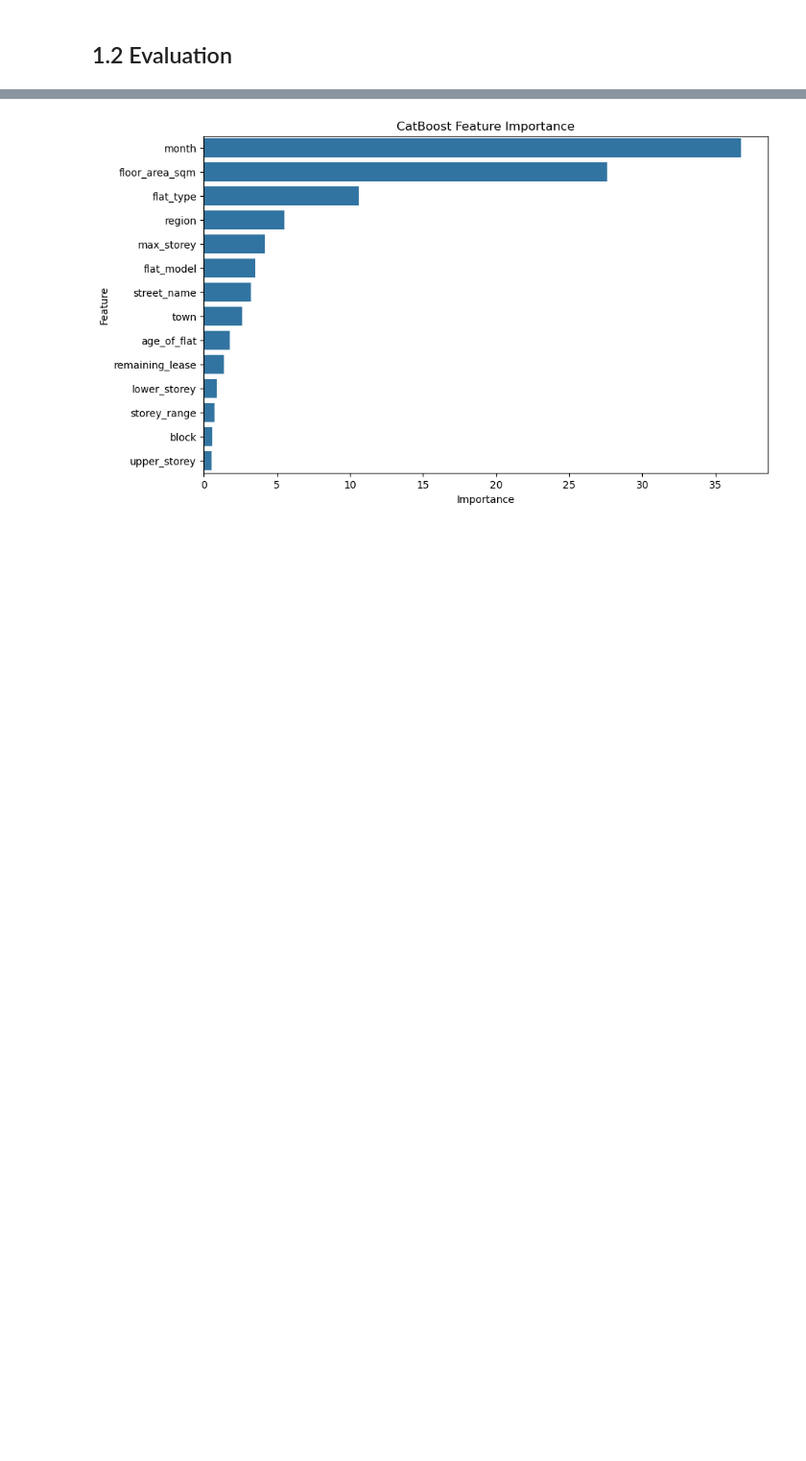
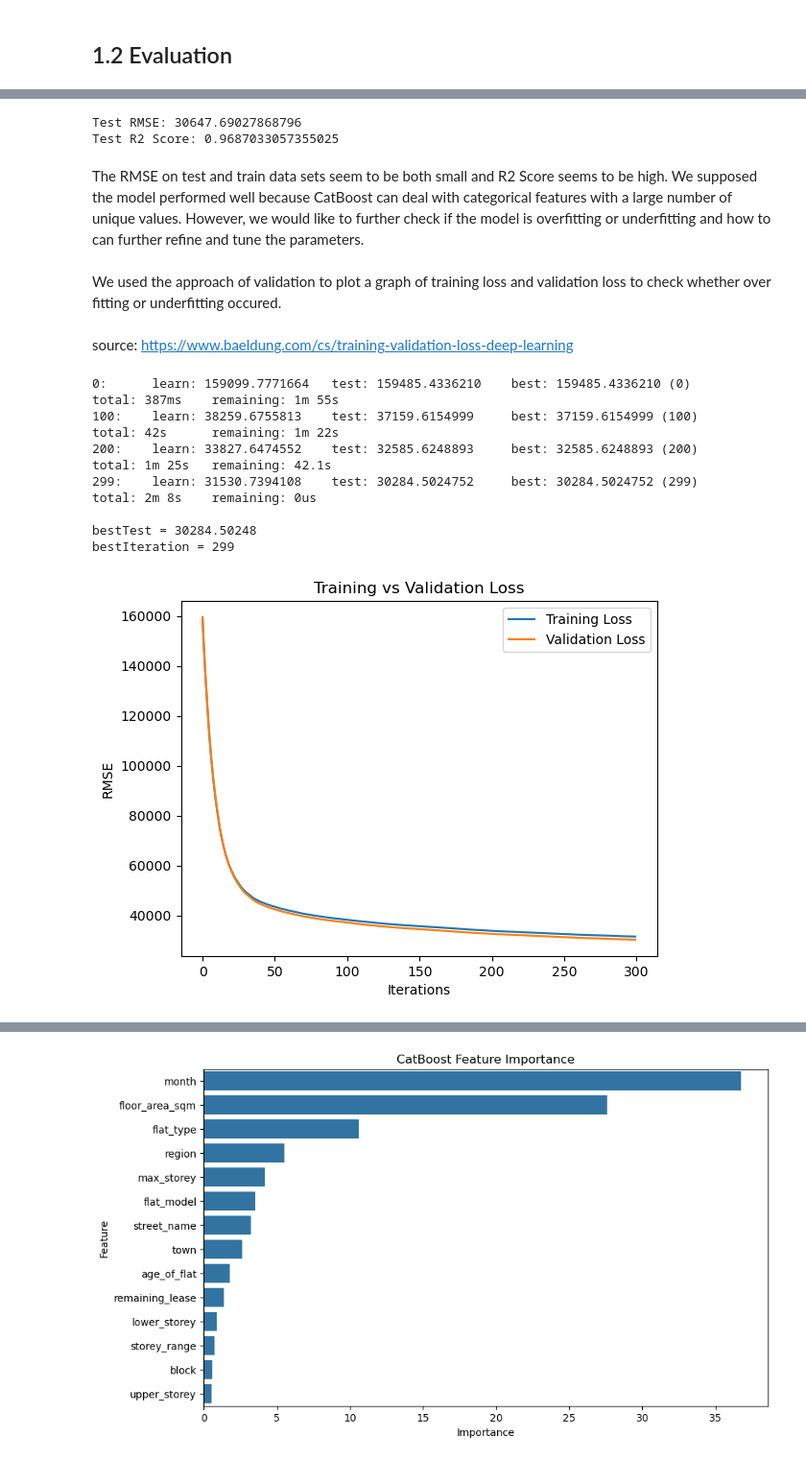
Before and after one commit to Zimmy313/HDB_HousingPrice_ML_Project, a Jupyter notebook: src/Boosting_model.ipynb, the cells around one changed output, grey strips where cells are left out. Shown at 96% size. Drawn from its saved outputs; the diff is of its cells as text; code cells hidden in the pictures; blank space fills up the shorter version.

Commit message:
Updated boosting

```diff
--- a/src/Boosting_model.ipynb
+++ b/src/Boosting_model.ipynb
@@ -69,0 +52,47 @@ Test R2 Score: 0.969504429945646
+# %%
+# Make predictions on the test set
+y_test_pred = model.predict(X_test)
+
+# Calculate test performance metrics
+test_rmse = root_mean_squared_error(y_test, y_test_pred)
+test_r2 = r2_score(y_test, y_test_pred)
+
+print(f"Test RMSE: {test_rmse}")
+print(f"Test R2 Score: {test_r2}")
+# %% [output]
+Test RMSE: 30647.69027868796
+Test R2 Score: 0.9687033057355025
+# %% [markdown]
+The RMSE on test and train data sets seem to be both small and R2 Score seems to be high.  We supposed the model performed well because CatBoost can deal with categorical features with a large number of unique values. However, we would like to further check if the model is overfitting or underfitting and how to can further refine and tune the parameters.
+# %% [markdown]
+We used the approach of validation to plot a graph of training loss and validation loss to check whether over fitting or underfitting occured.
+# %% [markdown]
+source: https://www.baeldung.com/cs/training-validation-loss-deep-learning
+# %%
+
+X_train_new, X_val, y_train_new, y_val = train_test_split(X_train, y_train, test_size=0.2, random_state=42)
+# %%
+model.fit(X_train, y_train, cat_features=categorical_feature_indices, eval_set=(X_val, y_val), verbose=100)
+
+# Extract metrics
+train_loss = model.get_evals_result()['learn']['RMSE']
+val_loss = model.get_evals_result()['validation']['RMSE']
+
+# Plot losses
+import matplotlib.pyplot as plt
+plt.plot(train_loss, label='Training Loss')
+plt.plot(val_loss, label='Validation Loss')
+plt.xlabel('Iterations')
+plt.ylabel('RMSE')
+plt.legend()
+plt.title('Training Loss and Validation Loss')
+plt.show()
+# %% [output]
+0:      learn: 159099.7771664   test: 159485.4336210    best: 159485.4336210 (0)        total: 387ms    remaining: 1m 55s
+100:    learn: 38259.6755813    test: 37159.6154999     best: 37159.6154999 (100)       total: 42s      remaining: 1m 22s
+200:    learn: 33827.6474552    test: 32585.6248893     best: 32585.6248893 (200)       total: 1m 25s   remaining: 42.1s
+299:    learn: 31530.7394108    test: 30284.5024752     best: 30284.5024752 (299)       total: 2m 8s    remaining: 0us
+
+bestTest = 30284.50248
+bestIteration = 299
+[figure, added]
```
Also changed, not shown: parts of 13 cells of this notebook, 10 other files.
